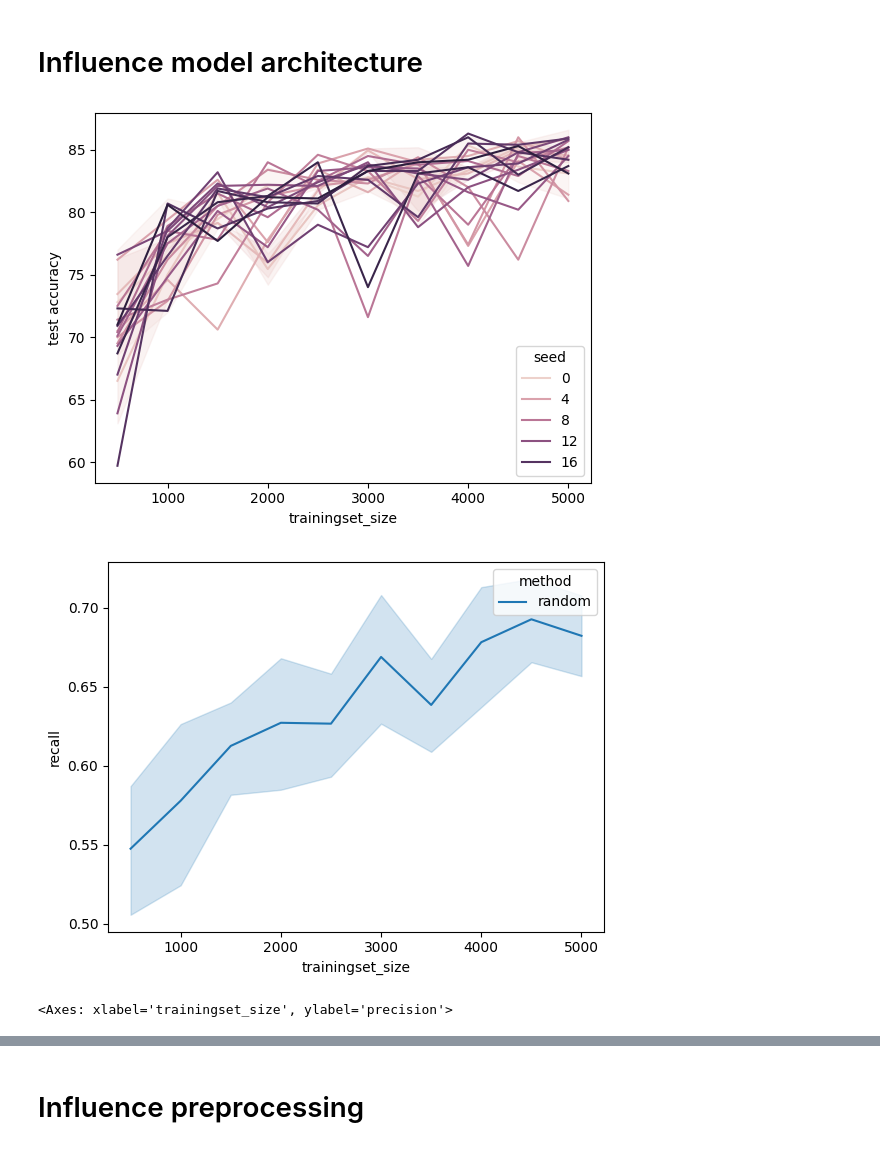
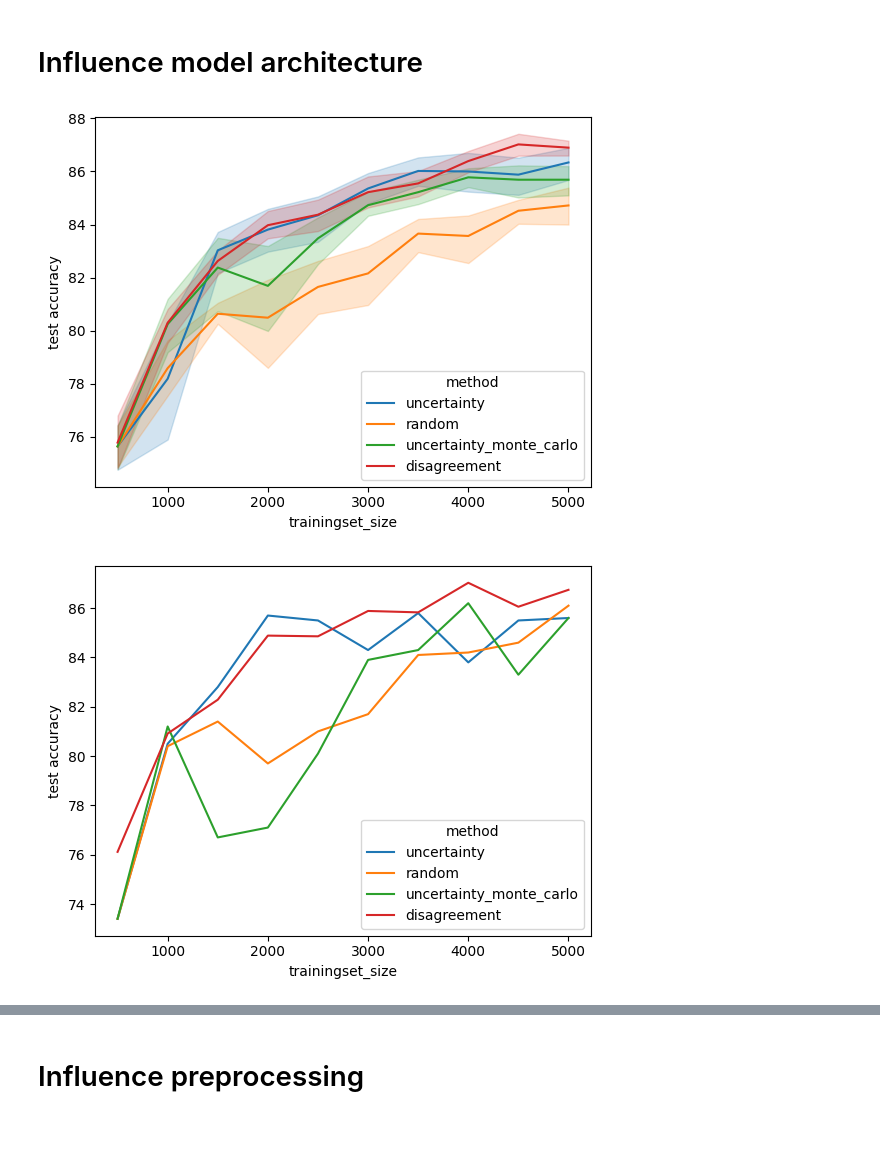
Before and after one commit to DrKush420/Thesis, a Jupyter notebook: res.ipynb, the cells around one changed output, grey strips where cells are left out. Cells and saved outputs as stored; diff of their text form; code cells hidden in the pictures.

Commit message:
test set groups en kcenter greedy aanpassing

```diff
--- a/res.ipynb
+++ b/res.ipynb
@@ -17,7 +17,7 @@ all_files = os.listdir(logs_dir)
 csv_files = [file for file in all_files ]
 
 print(csv_files)
-csv_files=csv_files[:1]
+csv_files=csv_files[:2]
 #csv_files=[csv_files[0],csv_files[-1]]
 print(csv_files)
 # %% [output]
@@ -55,20 +55,28 @@ print(df)
 # %% [markdown]
 # Influence model architecture
 # %%
-columns = [ 'test accuracy','recall','precision', 'trainingset_size', 'type', 'method','seed']
+columns = [ 'test accuracy','recall','precision', 'trainingset_size', 'type', 'method','seed','percentage_spray']
 #df = pd.concat([df[df['method'] == 'random'], df[df['type'] == 'active learning_no_weight']])
-df=df[df['method'] == 'random']
+#df=df[df['method'] == 'random']
 #df=df[df['type'] == 'active learning_no_weight']
 
-sns.lineplot(data=df, x="trainingset_size", y="test accuracy", hue="seed")
+sns.lineplot(data=df, x="trainingset_size", y="test accuracy", hue="method")
 plt.show()
+for i in range(10):
+
+    sns.lineplot(data=df[df['seed'] == i], x="trainingset_size", y="test accuracy", hue="method")
+    plt.show()
+
 #sns.lineplot(data=df, x="trainingset_size", y="test accuracy", hue="method")
 #sns.lineplot(data=sns.lineplot(data=df[''], x="trainingset_size", y="test accuracy", hue="method")
+
 plt.show()
 sns.lineplot(data=df, x="trainingset_size", y="recall", hue="method")
 plt.show()
 sns.lineplot(data=df, x="trainingset_size", y="precision", hue="method")
+plt.show()
+sns.lineplot(data=df, x="trainingset_size", y="percentage_spray", hue="method")
+plt.show()
 # %% [output]
-[figure, old version]
+[figure, new version]
-[figure, old version]
+[figure, new version]
-<Axes: xlabel='trainingset_size', ylabel='precision'>
```
Also changed, not shown: parts of 3 cells of this notebook, 5 other files.
